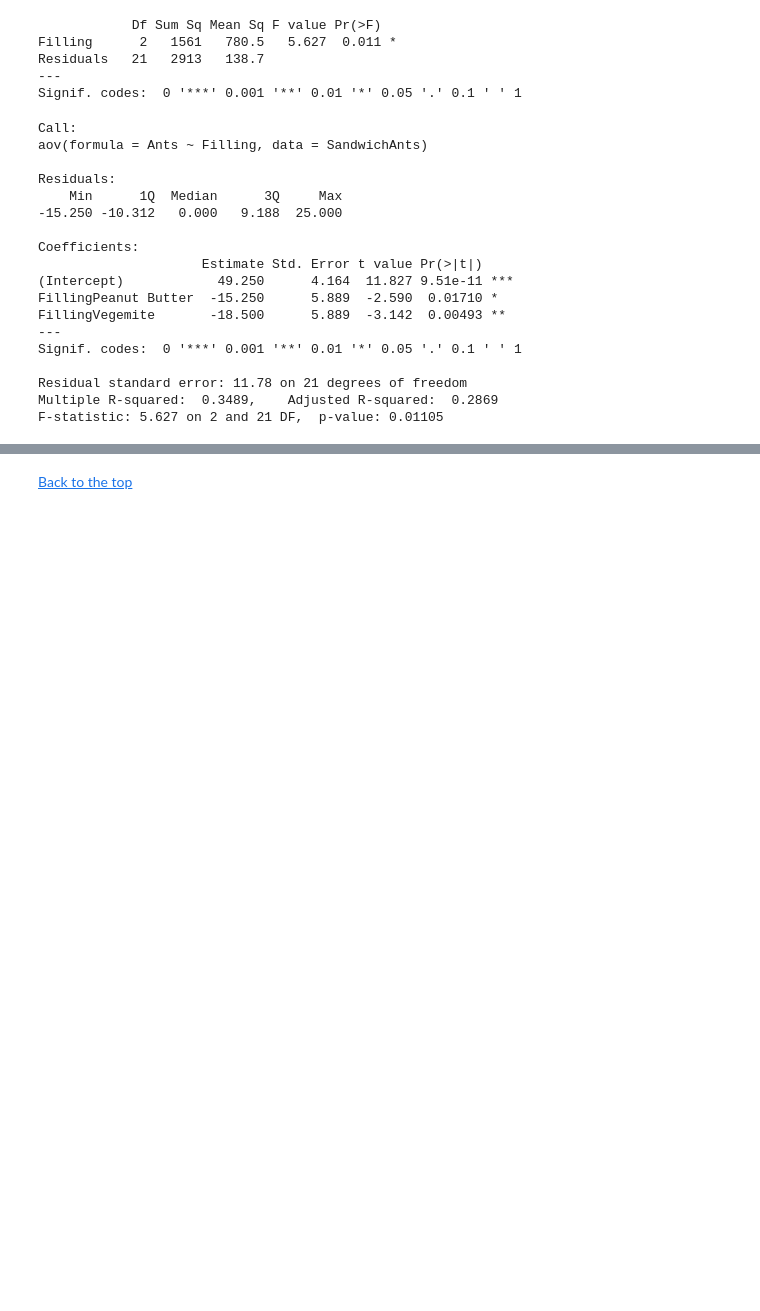
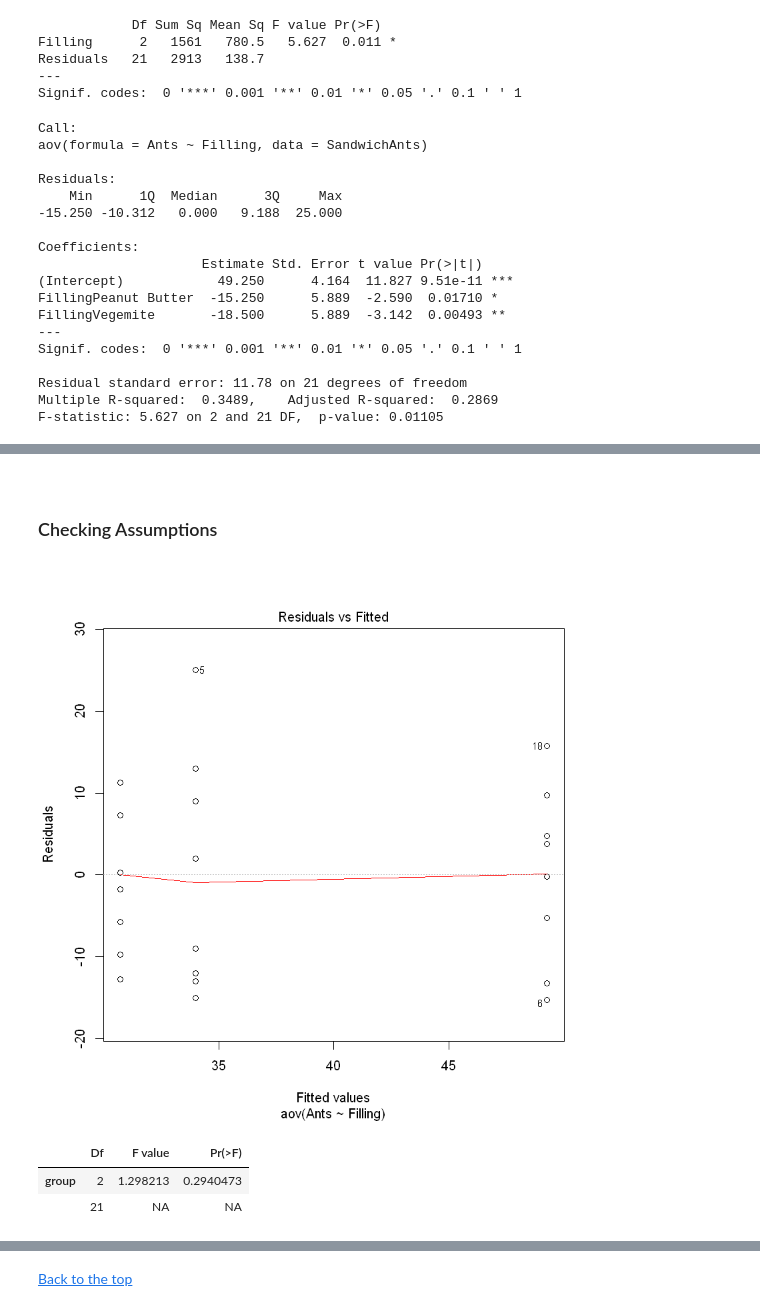
Before and after one commit to yesman89/Stats-Review, a Jupyter notebook: Stats-Review.ipynb, the cells around one changed output, grey strips where cells are left out. Saved outputs shown, nothing was run; the diff lists cells and outputs as text; code cells hidden in the pictures; blank space fills up the shorter version.

Commit message:
Added ANOVA

```diff
--- a/Stats-Review.ipynb
+++ b/Stats-Review.ipynb
@@ -658 +688,17 @@ F-statistic: 5.627 on 2 and 21 DF,  p-value: 0.01105
+# %% [markdown]
+<a id='anova_val'></a>
+# %% [markdown]
+### Checking Assumptions
+# %%
+#Equal variance for all filling groups
+plot(one.way.anova, 1)
+# %% [output]
+[figure, added]
+# %%
+##From graph it looks like it might not be supported so we do the Levene test from the car library to make sure
+leveneTest(Ants~Filling, data = SandwichAnts)
+# %% [output]
+|  | Df | F value | Pr(>F) |
+| group | 2 | 1.298213 | 0.2940473 |
+|  | 21 | NA | NA |
 # %%
```
Also changed, not shown: parts of 13 cells of this notebook.
